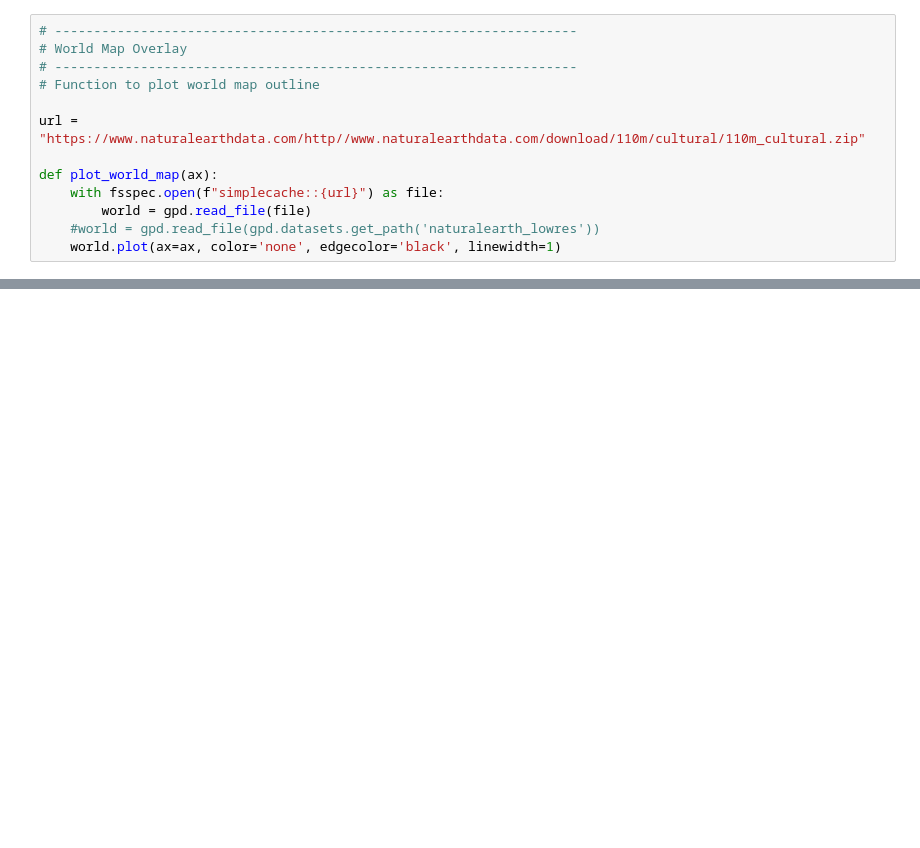
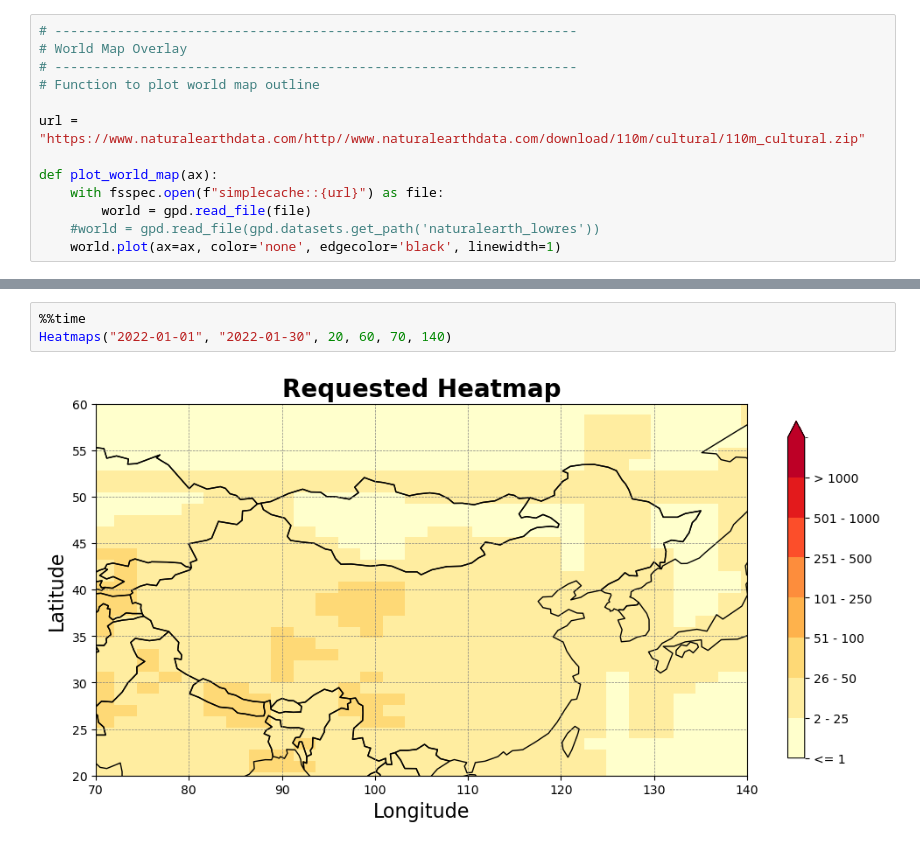
Before and after one commit to YaliWang2019/ASF-Heatmaps, a Jupyter notebook: HMWin_Update.ipynb, the cells around one changed output, grey strips where cells are left out. Cells and saved outputs as stored; diff of their text form; blank space fills up the shorter version.

```diff
--- a/HMWin_Update.ipynb
+++ b/HMWin_Update.ipynb
@@ -106,0 +222,5 @@ Wall time: 64.1 ms
+# %%
+%%time
+Heatmaps("2022-01-01", "2022-01-30", 20, 60, 70, 140)
+# %% [output]
+[figure, added]
```
Also changed, not shown: parts of 26 cells of this notebook, 3 other files.
